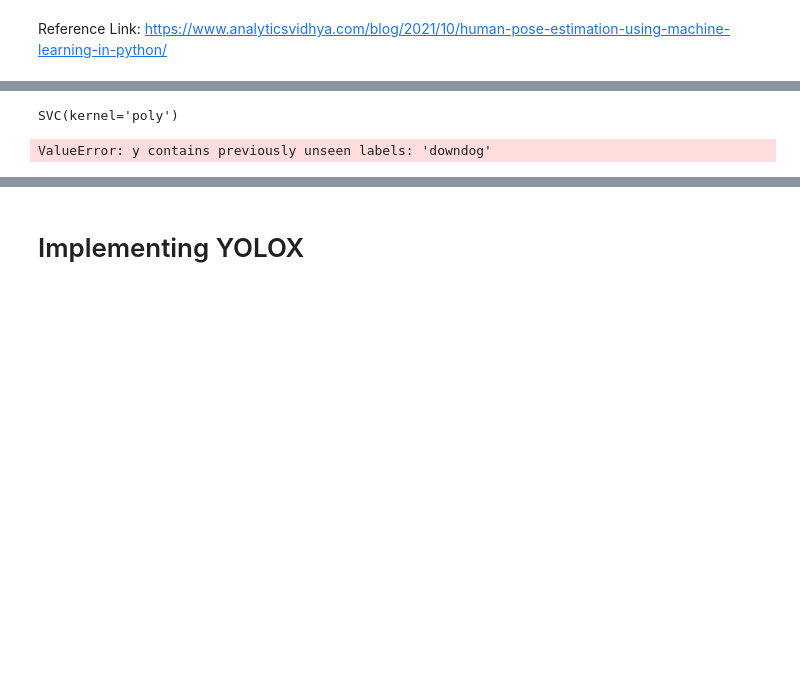
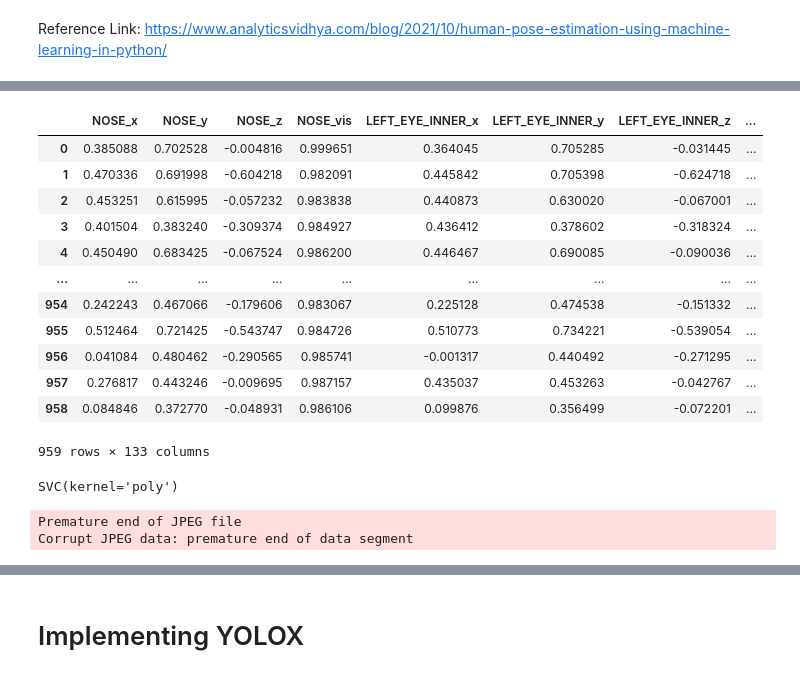
Before and after one commit to qthequartermasterman/YOLOX_Classification_Project, a Jupyter notebook: main.ipynb, the cells around one changed output, grey strips where cells are left out. Cells and saved outputs as stored; diff of their text form; code cells hidden in the pictures; blank space fills up the shorter version.

```diff
--- a/main.ipynb
+++ b/main.ipynb
@@ -63,12 +62,23 @@ from sklearn.preprocessing import LabelEncoder
 
 labelencoder = LabelEncoder()
 data['target'] = labelencoder.fit_transform(data['target'])
-# %%
-# Label Encoding for target
-from sklearn.preprocessing import LabelEncoder
-
-labelencoder = LabelEncoder()
-data['target'] = labelencoder.fit_transform(data['target'])
+# %%
+# Displaying Dataset
+data
+# %% [output]
+|  | NOSE_x | NOSE_y | NOSE_z | NOSE_vis | LEFT_EYE_INNER_x | LEFT_EYE_INNER_y | LEFT_EYE_INNER_z | ... |
+| 0 | 0.385088 | 0.702528 | -0.004816 | 0.999651 | 0.364045 | 0.705285 | -0.031445 | ... |
+| 1 | 0.470336 | 0.691998 | -0.604218 | 0.982091 | 0.445842 | 0.705398 | -0.624718 | ... |
+| 2 | 0.453251 | 0.615995 | -0.057232 | 0.983838 | 0.440873 | 0.630020 | -0.067001 | ... |
+| 3 | 0.401504 | 0.383240 | -0.309374 | 0.984927 | 0.436412 | 0.378602 | -0.318324 | ... |
+| 4 | 0.450490 | 0.683425 | -0.067524 | 0.986200 | 0.446467 | 0.690085 | -0.090036 | ... |
+| ... | ... | ... | ... | ... | ... | ... | ... | ... |
+| 954 | 0.242243 | 0.467066 | -0.179606 | 0.983067 | 0.225128 | 0.474538 | -0.151332 | ... |
+| 955 | 0.512464 | 0.721425 | -0.543747 | 0.984726 | 0.510773 | 0.734221 | -0.539054 | ... |
+| 956 | 0.041084 | 0.480462 | -0.290565 | 0.985741 | -0.001317 | 0.440492 | -0.271295 | ... |
+| 957 | 0.276817 | 0.443246 | -0.009695 | 0.987157 | 0.435037 | 0.453263 | -0.042767 | ... |
+| 958 | 0.084846 | 0.372770 | -0.048931 | 0.986106 | 0.099876 | 0.356499 | -0.072201 | ... |
+959 rows × 133 columns
 # %%
 # Traning the baseline model with SVM
 from sklearn.svm import SVC
@@ -101,7 +111,8 @@ for subdir, dirs, files in os.walk(path):
                 y_pred.append(model.predict([temp]))
                 y_test.append(labelencoder.transform([subdir.replace(path, '')])[0])
 # %% [output]
-ValueError: y contains previously unseen labels: 'downdog'
+Premature end of JPEG file
+Corrupt JPEG data: premature end of data segment
 # %%
 # Evaluating the baseline model (SVM)
 from sklearn.metrics import classification_report
```
Also changed, not shown: parts of 3 cells of this notebook.
